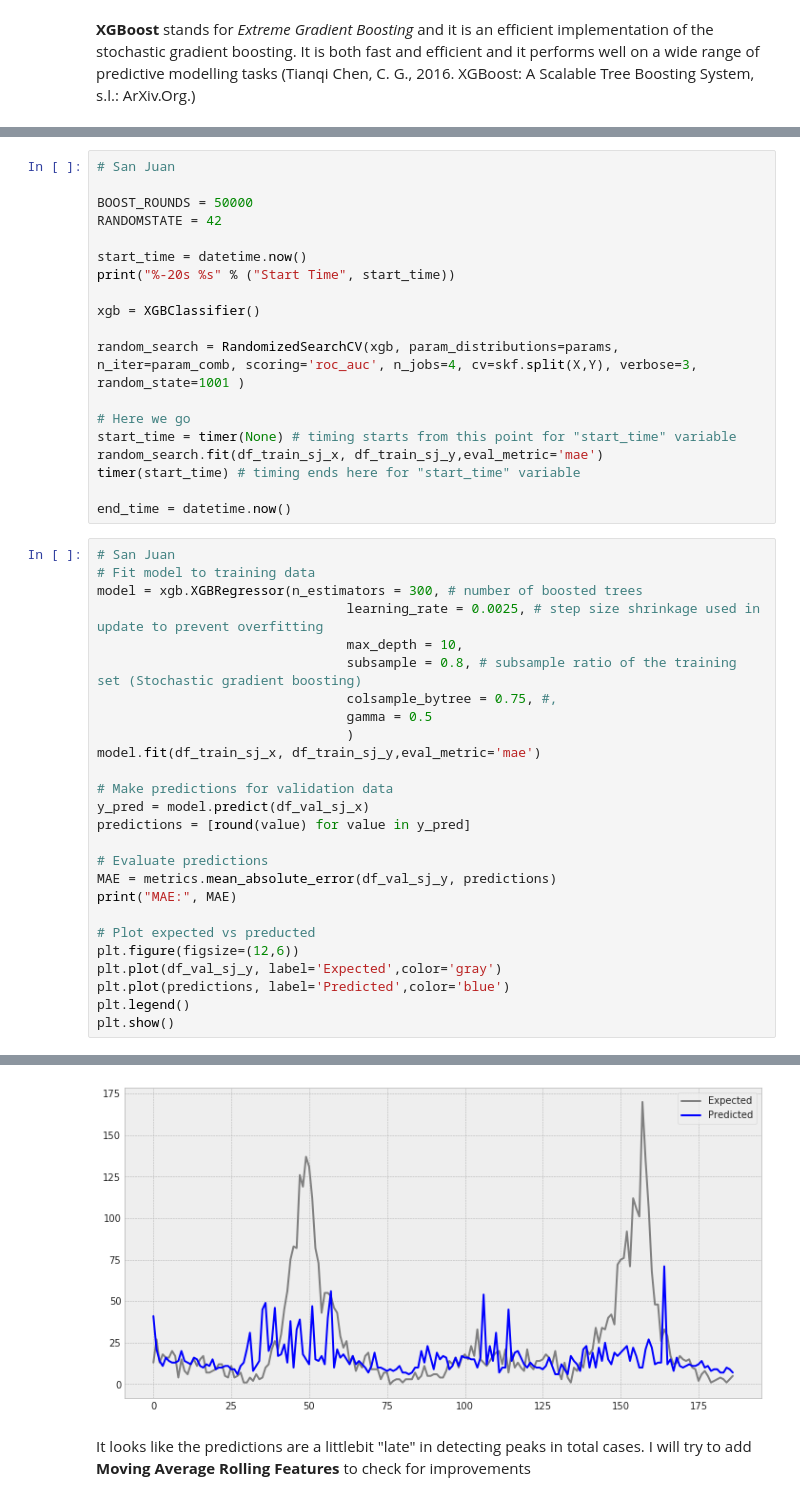
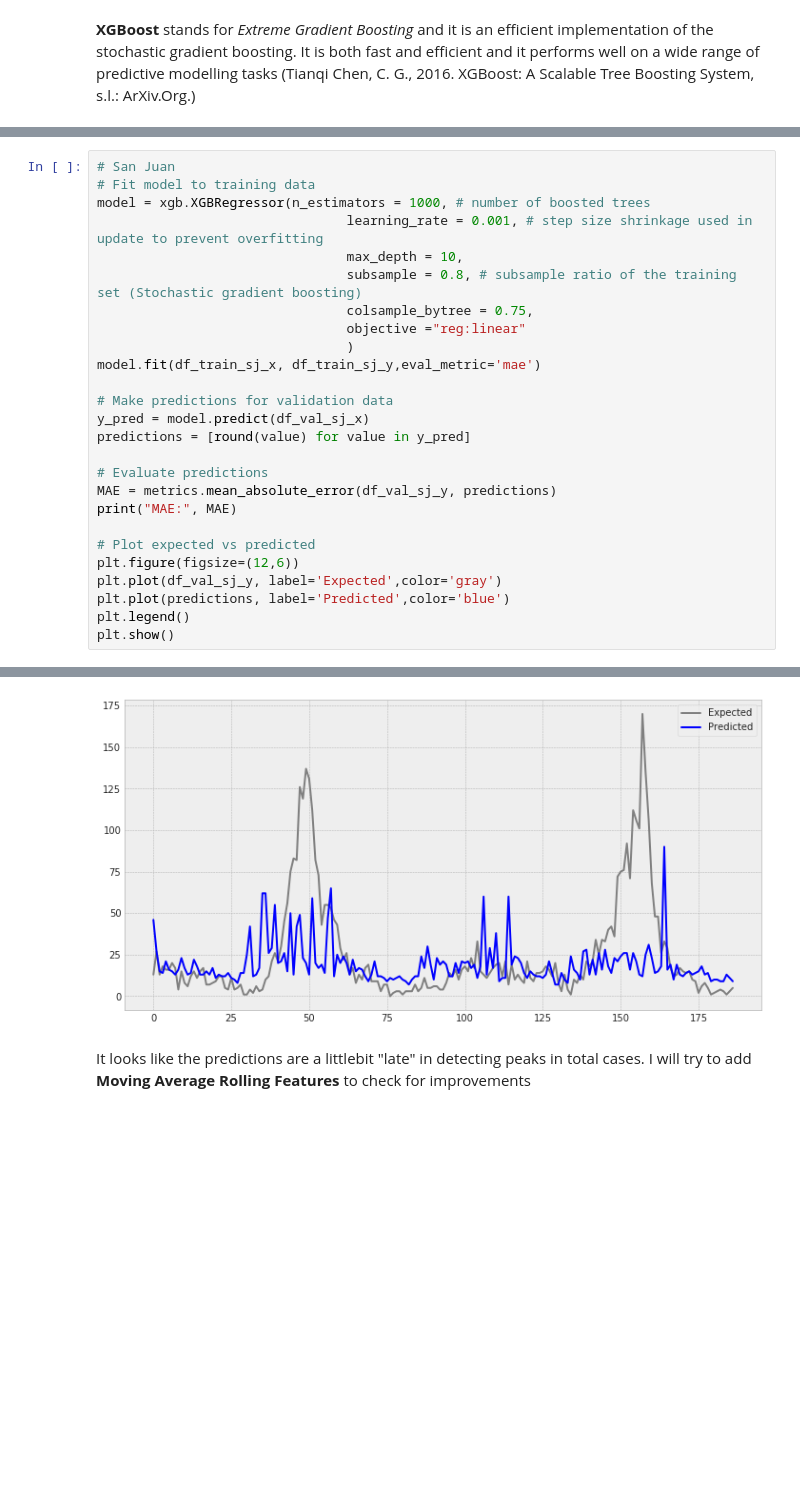
Before and after one commit to giuliamart/capstone_project_MLEN, a Jupyter notebook: DengAI_ Predicting Disease Spread.ipynb, the cells around one changed output, grey strips where cells are left out. Saved outputs shown, nothing was run; the diff lists cells and outputs as text; blank space fills up the shorter version.

```diff
--- a/DengAI_ Predicting Disease Spread.ipynb
+++ b/DengAI_ Predicting Disease Spread.ipynb
@@ -721,31 +706,12 @@ params = {
-# %%
-# San Juan
-
-BOOST_ROUNDS = 50000
-RANDOMSTATE = 42
-
-start_time = datetime.now()
-print("%-20s %s" % ("Start Time", start_time))
-
-xgb = XGBClassifier()
-
-random_search = RandomizedSearchCV(xgb, param_distributions=params, n_iter=param_comb, scoring='roc_auc', n_jobs=4, cv=skf.split(X,Y), verbose=3, random_state=1001 )
-
-# Here we go
-start_time = timer(None) # timing starts from this point for "start_time" variable
-random_search.fit(df_train_sj_x, df_train_sj_y,eval_metric='mae')
-timer(start_time) # timing ends here for "start_time" variable
-
-end_time = datetime.now()
 # %%
 # San Juan
 # Fit model to training data
-model = xgb.XGBRegressor(n_estimators = 300, # number of boosted trees
-                                learning_rate = 0.0025, # step size shrinkage used in update to prevent overfitting
+model = xgb.XGBRegressor(n_estimators = 1000, # number of boosted trees
+                                learning_rate = 0.001, # step size shrinkage used in update to prevent overfitting
                                 max_depth = 10,
                                 subsample = 0.8, # subsample ratio of the training set (Stochastic gradient boosting)
-                                colsample_bytree = 0.75, #,
-                                gamma = 0.5
+                                colsample_bytree = 0.75,
+                                objective ="reg:linear"
                                 )
 model.fit(df_train_sj_x, df_train_sj_y,eval_metric='mae')
 
@@ -757,7 +723,7 @@ predictions = [round(value) for value in y_pred]
 MAE = metrics.mean_absolute_error(df_val_sj_y, predictions)
 print("MAE:", MAE)
 
-# Plot expected vs preducted
+# Plot expected vs predicted
 plt.figure(figsize=(12,6))
 plt.plot(df_val_sj_y, label='Expected',color='gray')
 plt.plot(predictions, label='Predicted',color='blue')
@@ -768,3 +734,3 @@ plt.show()
-[figure, old version]
+[figure, new version]
 # %% [markdown]
 It looks like the predictions are a littlebit "late" in detecting peaks in total cases. I will try to add **Moving Average Rolling Features** to check for improvements
```
Also changed, not shown: parts of 41 cells of this notebook.
